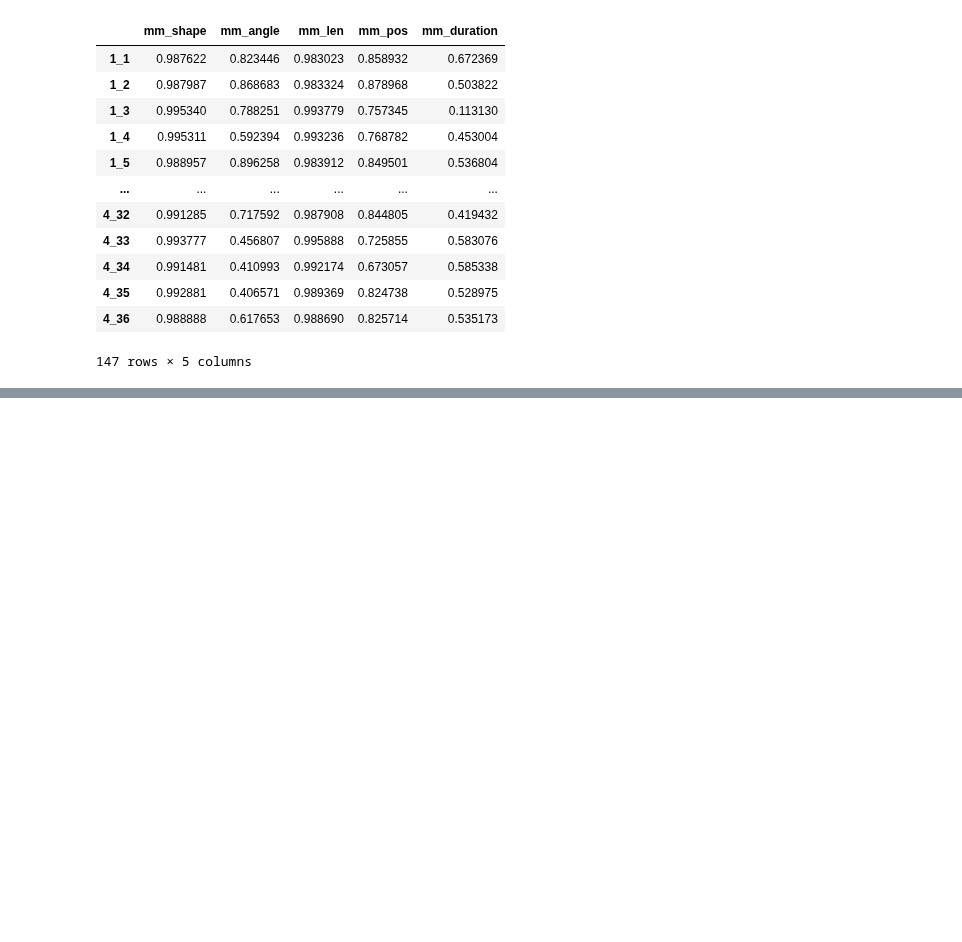
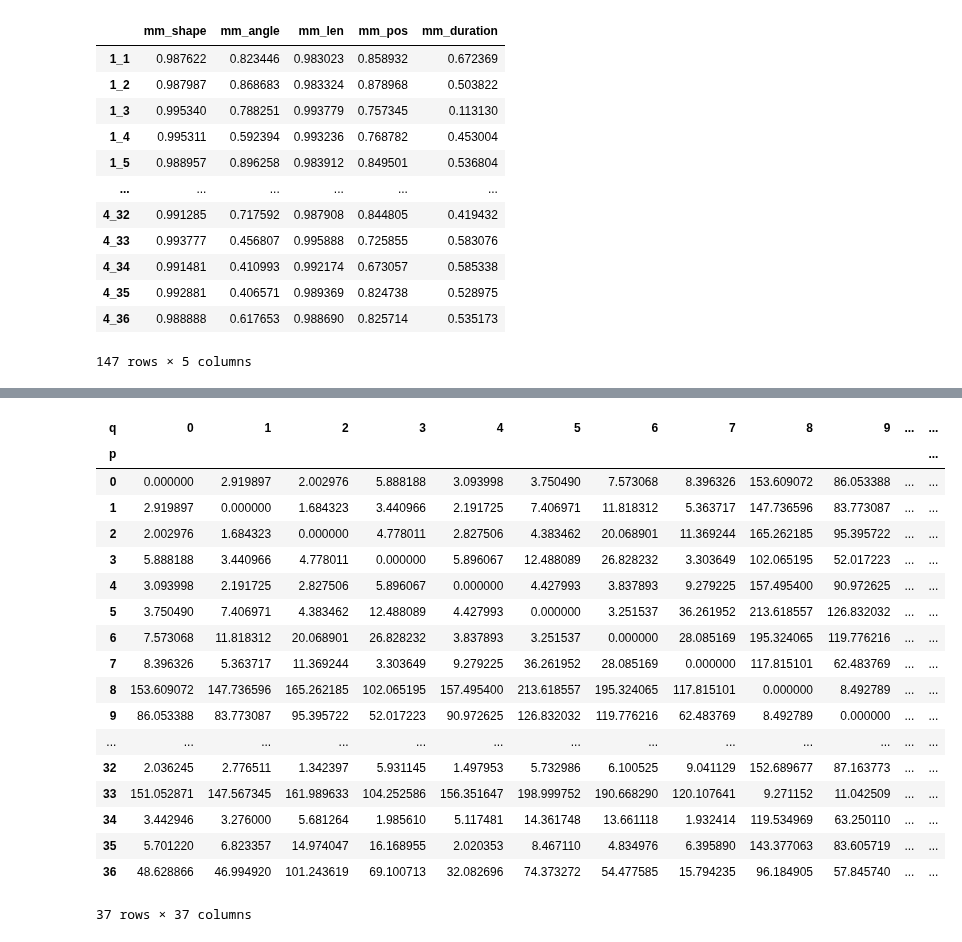
Before and after one commit to hse-scila/EyeFeatures, a Jupyter notebook: eyetracking/features/test_distance.ipynb, the cells around one changed output, grey strips where cells are left out. Drawn from its saved outputs; the diff is of its cells as text; code cells hidden in the pictures; blank space fills up the shorter version.

Commit message:
Add get_dist_matrix

```diff
--- a/eyetracking/features/test_distance.ipynb
+++ b/eyetracking/features/test_distance.ipynb
@@ -158 +158,27 @@ extr.fit_transform(data)
 147 rows × 13 columns
+# %%
+from eyetracking.features.scanpath_complex import get_dist_matrix
+from eyetracking.features.scanpath_dist import calc_man_dist, calc_scan_match_dist
+
+scanpaths = list(sm.expected_paths.values())
+get_dist_matrix(scanpaths, calc_man_dist)
+# %% [output]
+| q | 0 | 1 | 2 | 3 | 4 | 5 | 6 | 7 | 8 | 9 | ... | ... |
+| p |  |  |  |  |  |  |  |  |  |  |  | ... |
+| 0 | 0.000000 | 2.919897 | 2.002976 | 5.888188 | 3.093998 | 3.750490 | 7.573068 | 8.396326 | 153.609072 | 86.053388 | ... | ... |
+| 1 | 2.919897 | 0.000000 | 1.684323 | 3.440966 | 2.191725 | 7.406971 | 11.818312 | 5.363717 | 147.736596 | 83.773087 | ... | ... |
+| 2 | 2.002976 | 1.684323 | 0.000000 | 4.778011 | 2.827506 | 4.383462 | 20.068901 | 11.369244 | 165.262185 | 95.395722 | ... | ... |
+| 3 | 5.888188 | 3.440966 | 4.778011 | 0.000000 | 5.896067 | 12.488089 | 26.828232 | 3.303649 | 102.065195 | 52.017223 | ... | ... |
+| 4 | 3.093998 | 2.191725 | 2.827506 | 5.896067 | 0.000000 | 4.427993 | 3.837893 | 9.279225 | 157.495400 | 90.972625 | ... | ... |
+| 5 | 3.750490 | 7.406971 | 4.383462 | 12.488089 | 4.427993 | 0.000000 | 3.251537 | 36.261952 | 213.618557 | 126.832032 | ... | ... |
+| 6 | 7.573068 | 11.818312 | 20.068901 | 26.828232 | 3.837893 | 3.251537 | 0.000000 | 28.085169 | 195.324065 | 119.776216 | ... | ... |
+| 7 | 8.396326 | 5.363717 | 11.369244 | 3.303649 | 9.279225 | 36.261952 | 28.085169 | 0.000000 | 117.815101 | 62.483769 | ... | ... |
+| 8 | 153.609072 | 147.736596 | 165.262185 | 102.065195 | 157.495400 | 213.618557 | 195.324065 | 117.815101 | 0.000000 | 8.492789 | ... | ... |
+| 9 | 86.053388 | 83.773087 | 95.395722 | 52.017223 | 90.972625 | 126.832032 | 119.776216 | 62.483769 | 8.492789 | 0.000000 | ... | ... |
+| ... | ... | ... | ... | ... | ... | ... | ... | ... | ... | ... | ... | ... |
+| 32 | 2.036245 | 2.776511 | 1.342397 | 5.931145 | 1.497953 | 5.732986 | 6.100525 | 9.041129 | 152.689677 | 87.163773 | ... | ... |
+| 33 | 151.052871 | 147.567345 | 161.989633 | 104.252586 | 156.351647 | 198.999752 | 190.668290 | 120.107641 | 9.271152 | 11.042509 | ... | ... |
+| 34 | 3.442946 | 3.276000 | 5.681264 | 1.985610 | 5.117481 | 14.361748 | 13.661118 | 1.932414 | 119.534969 | 63.250110 | ... | ... |
+| 35 | 5.701220 | 6.823357 | 14.974047 | 16.168955 | 2.020353 | 8.467110 | 4.834976 | 6.395890 | 143.377063 | 83.605719 | ... | ... |
+| 36 | 48.628866 | 46.994920 | 101.243619 | 69.100713 | 32.082696 | 74.373272 | 54.477585 | 15.794235 | 96.184905 | 57.845740 | ... | ... |
+37 rows × 37 columns
```
Also changed, not shown: parts of 4 cells of this notebook, 2 other files.
